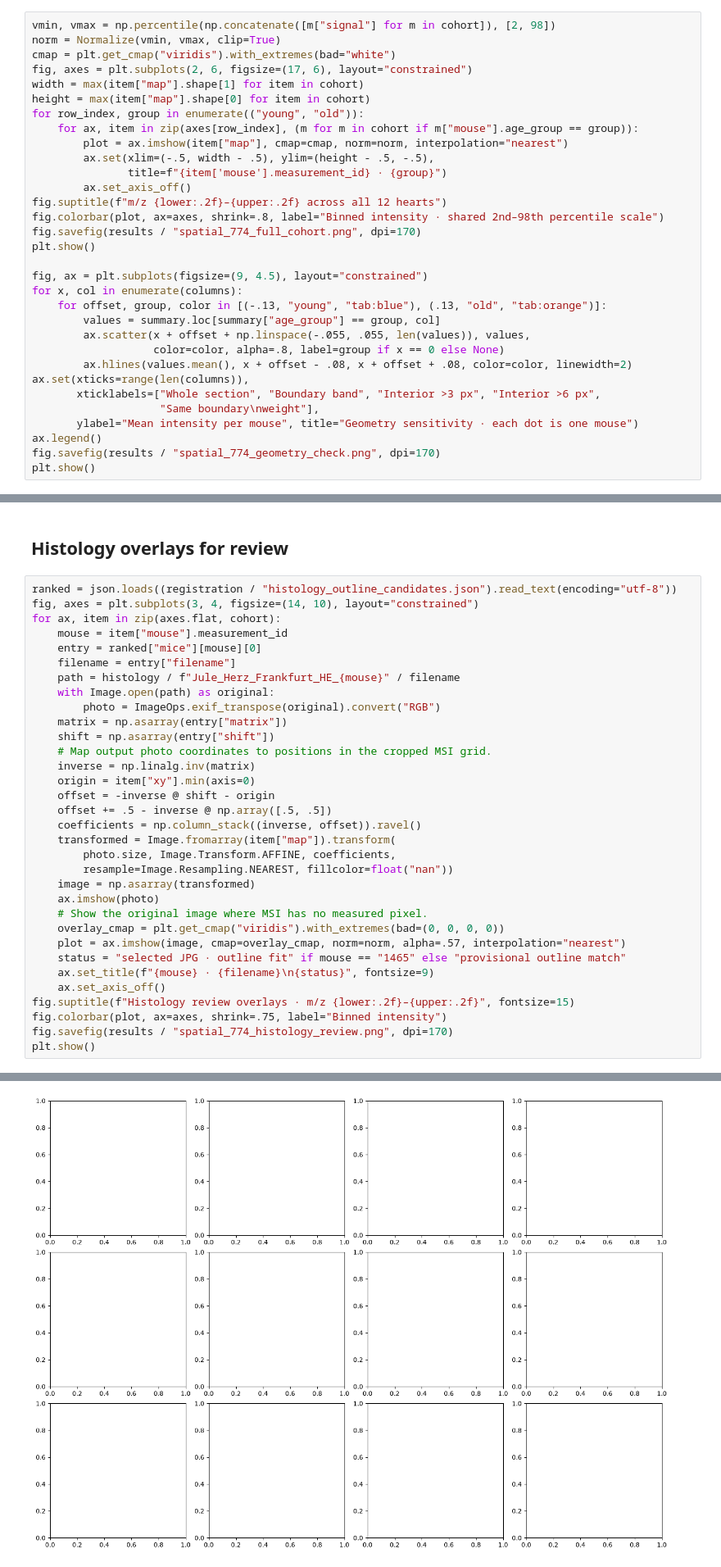
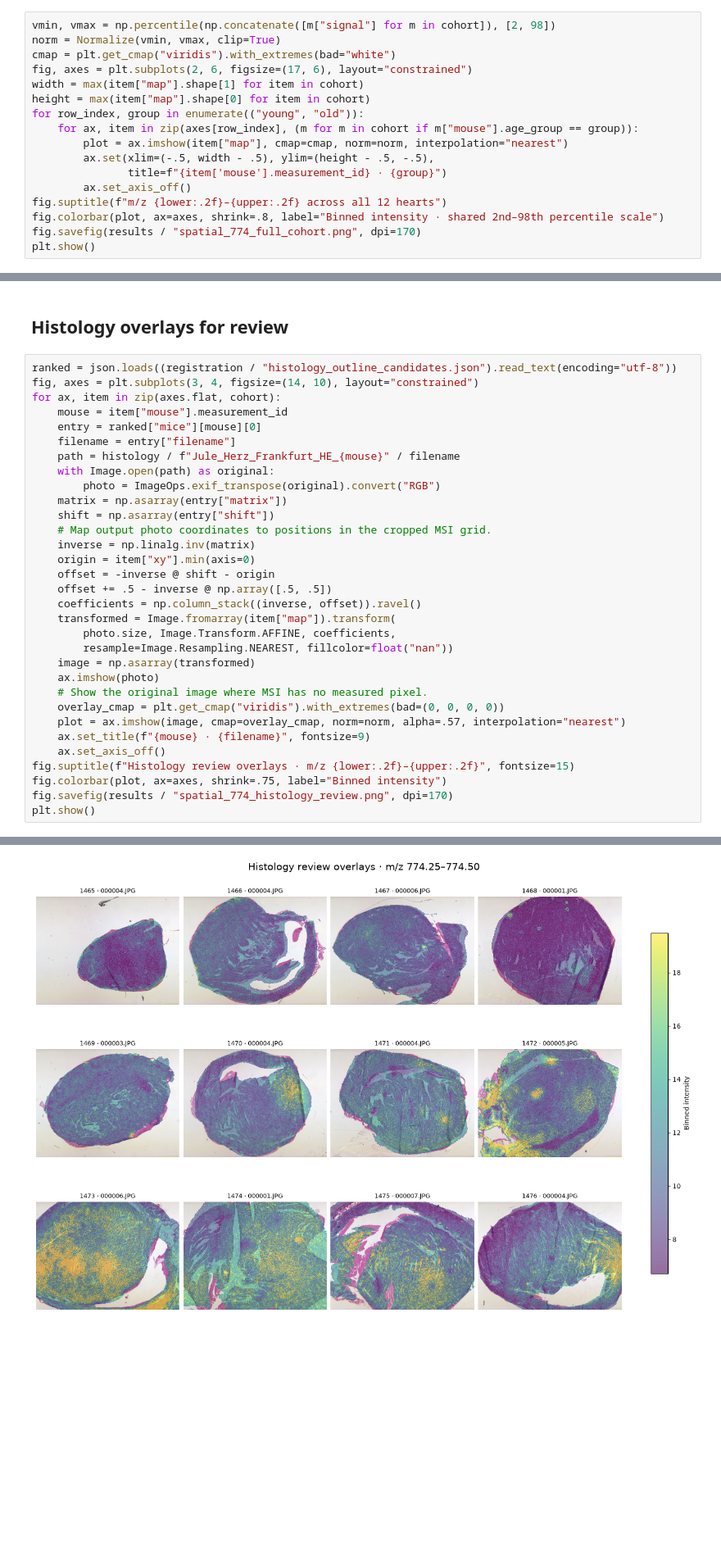
Before and after one commit to TathagataChattopadhyay2000/cardiac-aging, a Jupyter notebook: notebooks/04_spatial_candidate_mapping.ipynb, the cells around one changed output, grey strips where cells are left out. Shown at 82% size. Drawn from its saved outputs; the diff is of its cells as text; blank space fills up the shorter version.

```diff
--- a/notebooks/04_spatial_candidate_mapping.ipynb
+++ b/notebooks/04_spatial_candidate_mapping.ipynb
@@ -123,20 +123,5 @@ fig.suptitle(f"m/z {lower:.2f}–{upper:.2f} across all 12 hearts")
 fig.colorbar(plot, ax=axes, shrink=.8, label="Binned intensity · shared 2nd–98th percentile scale")
 fig.savefig(results / "spatial_774_full_cohort.png", dpi=170)
 plt.show()
-
-fig, ax = plt.subplots(figsize=(9, 4.5), layout="constrained")
-for x, col in enumerate(columns):
-    for offset, group, color in [(-.13, "young", "tab:blue"), (.13, "old", "tab:orange")]:
-        values = summary.loc[summary["age_group"] == group, col]
-        ax.scatter(x + offset + np.linspace(-.055, .055, len(values)), values,
-                   color=color, alpha=.8, label=group if x == 0 else None)
-        ax.hlines(values.mean(), x + offset - .08, x + offset + .08, color=color, linewidth=2)
-ax.set(xticks=range(len(columns)),
-       xticklabels=["Whole section", "Boundary band", "Interior >3 px", "Interior >6 px",
-                    "Same boundary\nweight"],
-       ylabel="Mean intensity per mouse", title="Geometry sensitivity · each dot is one mouse")
-ax.legend()
-fig.savefig(results / "spatial_774_geometry_check.png", dpi=170)
-plt.show()
 # %% [output]
 [figure]
@@ -169,8 +153,7 @@ for ax, item in zip(axes.flat, cohort):
     # Show the original image where MSI has no measured pixel.
     overlay_cmap = plt.get_cmap("viridis").with_extremes(bad=(0, 0, 0, 0))
     plot = ax.imshow(image, cmap=overlay_cmap, norm=norm, alpha=.57, interpolation="nearest")
-    status = "selected JPG · outline fit" if mouse == "1465" else "provisional outline match"
-    ax.set_title(f"{mouse} · {filename}\n{status}", fontsize=9)
+    ax.set_title(f"{mouse} · {filename}", fontsize=9)
     ax.set_axis_off()
 fig.suptitle(f"Histology review overlays · m/z {lower:.2f}–{upper:.2f}", fontsize=15)
 fig.colorbar(plot, ax=axes, shrink=.75, label="Binned intensity")
@@ -181 +163 @@ KeyError: 'histology_file'
-[figure, old version]
+[figure, new version]
```
Also changed, not shown: parts of 2 cells of this notebook.
